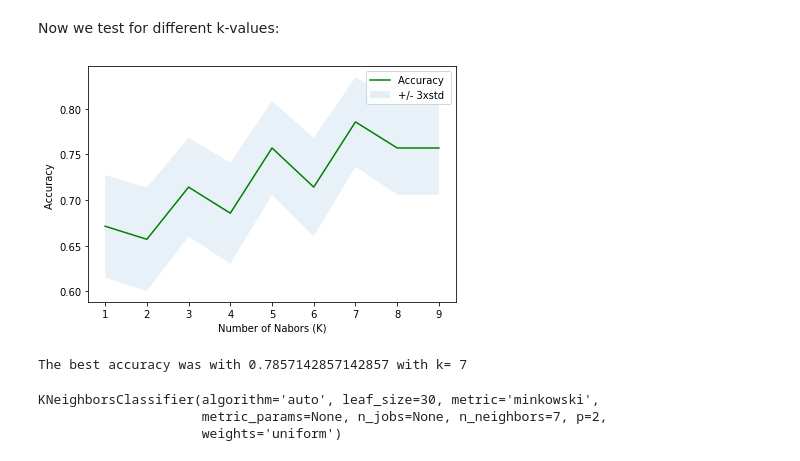
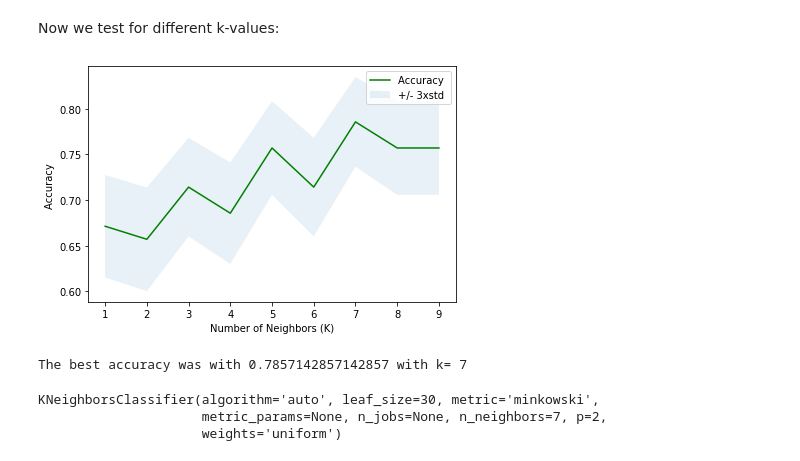
Before and after one commit to brainchild-vc/studies, a Jupyter notebook: Data_Science.ipynb, the cells around one changed output. Drawn from its saved outputs; the diff is of its cells as text; code cells hidden in the pictures.

```diff
--- a/Data_Science.ipynb
+++ b/Data_Science.ipynb
@@ -301,35 +301,35 @@ Now we test for different k-values:
 # %%
 # best K
 
 Ks = 10
 mean_acc = np.zeros((Ks-1))
 std_acc = np.zeros((Ks-1))
 ConfustionMx = [];
 for n in range(1,Ks):
 
     #Train Model and Predict
     neigh = KNeighborsClassifier(n_neighbors = n).fit(X_train,y_train)
     yhat=neigh.predict(X_test)
     mean_acc[n-1] = metrics.accuracy_score(y_test, yhat)
 
 
     std_acc[n-1]=np.std(yhat==y_test)/np.sqrt(yhat.shape[0])
 
 mean_acc
 
 # and now plot accuracy for different k-values
 
 plt.plot(range(1,Ks),mean_acc,'g')
 plt.fill_between(range(1,Ks),mean_acc - 1 * std_acc,mean_acc + 1 * std_acc, alpha=0.10)
 plt.legend(('Accuracy ', '+/- 3xstd'))
 plt.ylabel('Accuracy ')
-plt.xlabel('Number of Nabors (K)')
+plt.xlabel('Number of Neighbors (K)')
 plt.tight_layout()
 plt.show()
 
 print( "The best accuracy was with", mean_acc.max(), "with k=", mean_acc.argmax()+1)
 # %% [output]
-[figure, old version]
+[figure, new version]
 The best accuracy was with 0.7857142857142857 with k= 7
 # %%
 # Building the model again, using k=7
```
Also changed, not shown: parts of 2 cells of this notebook.
